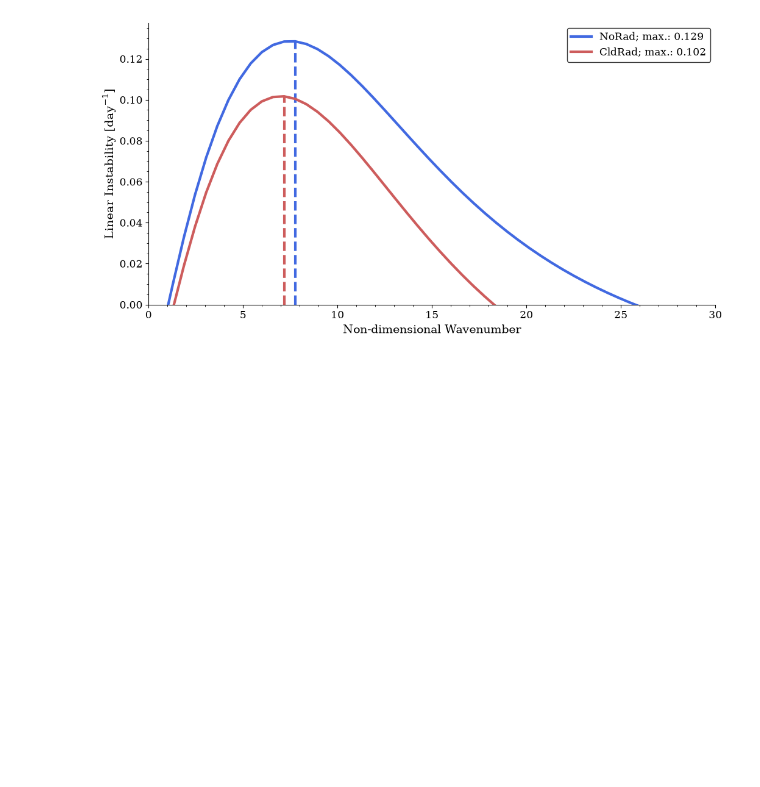
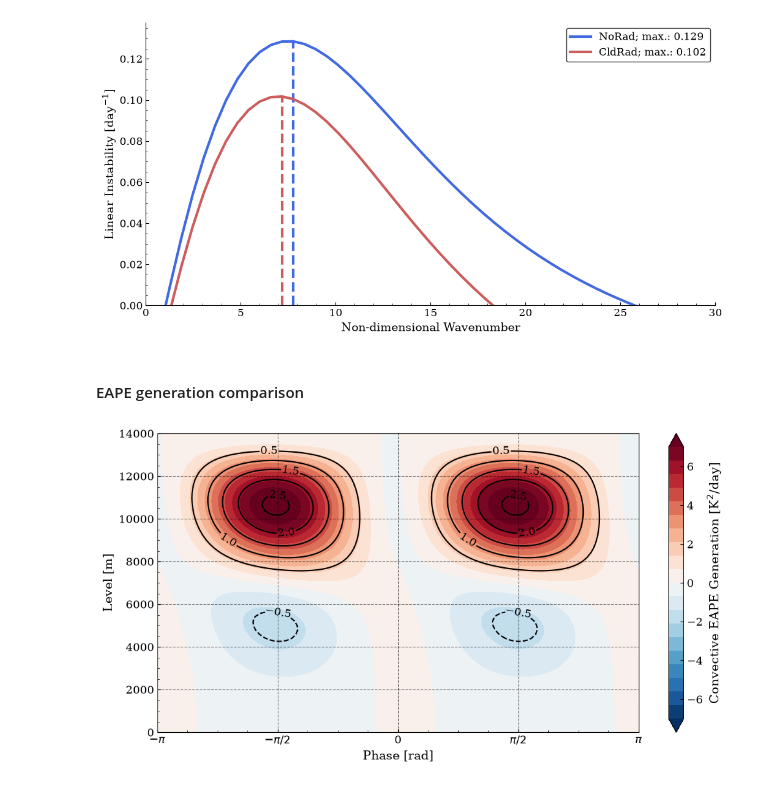
Before and after one commit to JosephKan828/Kuang_v0.3.0_Analysis, a Jupyter notebook: NoRad_CldRad/2026_AOGS.ipynb, the cells around one changed output. Drawn from its saved outputs; the diff is of its cells as text; code cells hidden in the pictures; blank space fills up the shorter version.

```diff
--- a/NoRad_CldRad/2026_AOGS.ipynb
+++ b/NoRad_CldRad/2026_AOGS.ipynb
@@ -43,26 +44,26 @@ with h5py.File(
 # Load composite data
 ## convective heating
 J: dict[str, np.ndarray] = {
-    "NoRad" : np.load(data_dir / "NoRad"  / "J.npy"),
-    "CldRad": np.load(data_dir / "CldRad" / "J.npy"), # shape: (nsample, nz, nx)
+    "NoRad" : np.load(data_dir / "NoRad"  / "J.npy").mean(axis=0),
+    "CldRad": np.load(data_dir / "CldRad" / "J.npy").mean(axis=0), # shape: (nz, nx)
 }
 
 ## vertical motion
 w: dict[str, np.ndarray] = {
-    "NoRad" : np.load(data_dir / "NoRad"  / "w.npy"),
-    "CldRad": np.load(data_dir / "CldRad" / "w.npy"), # shape: (nsample, nz, nx)
+    "NoRad" : np.load(data_dir / "NoRad"  / "w.npy").mean(axis=0),
+    "CldRad": np.load(data_dir / "CldRad" / "w.npy").mean(axis=0), # shape: (nz, nx)
 }
 
 ## convertive EAPE generation
 conv_gen: dict[str, np.ndarray] = {
-    "NoRad" : np.load(data_dir / "NoRad"  / "generation.npy"),
-    "CldRad": np.load(data_dir / "CldRad" / "generation.npy"), # shape: (nsample, nz, nx)
+    "NoRad" : np.load(data_dir / "NoRad"  / "generation.npy").mean(axis=0),
+    "CldRad": np.load(data_dir / "CldRad" / "generation.npy").mean(axis=0), # shape: (nz, nx)
 }
 
 ## temperature
 T: dict[str, np.ndarray] = {
-    "NoRad" : np.load(data_dir / "NoRad"  / "T.npy"),
-    "CldRad": np.load(data_dir / "CldRad" / "T.npy"), # shape: (nsample, nz, nx)
+    "NoRad" : np.load(data_dir / "NoRad"  / "T.npy").mean(axis=0),
+    "CldRad": np.load(data_dir / "CldRad" / "T.npy").mean(axis=0), # shape: (nz, nx)
 }
 # %% [markdown]
 ### Visualization
@@ -75,7 +76,9 @@ plt.rcParams.update({
     "ytick.labelsize": 12,
     "axes.labelsize": 14,
     "axes.titlesize": 16,
-    "legend.fontsize": 12
+    "legend.fontsize": 12,
+    "xtick.direction": "in",
+    "ytick.direction": "in",
 })
 
 
@@ -124,3 +127,48 @@ plt.show()
 plt.close(fig)
 # %% [output]
 [figure]
+# %% [markdown]
+#### EAPE generation comparison
+# %%
+# design horitonal and vertical coordinates
+x_norad : np.ndarray = np.linspace(-np.pi, np.pi, J["NoRad"].shape[1])
+x_cldrad: np.ndarray = np.linspace(-np.pi, np.pi, J["CldRad"].shape[1])
+
+z       : np.ndarray = np.linspace(0, 14000, 71)
+
+# plot
+
+fig, ax = plt.subplots(1, 1, figsize=(12, 6))
+
+no_ctf = ax.contourf(
+    x_norad, z,
+    conv_gen["NoRad"]*1e3,
+    cmap="RdBu_r",
+    levels=np.linspace(-7, 7, 21),
+    extend="both"
+)
+
+cld_ct = ax.contour(
+    x_cldrad, z,
+    conv_gen["CldRad"]*1e3,
+    colors="k",
+    levels=[i for i in np.linspace(-2.5, 2.5, 11) if np.abs(i)>1e-3]
+)
+
+ax.minorticks_on()
+ax.set_xticks(np.linspace(-np.pi, np.pi, 5))
+ax.set_xticklabels([r"$-\pi$", r"$-\pi/2$", r"$0$", r"$\pi/2$", r"$\pi$"])
+
+ax.set_xlabel("Phase [rad]")
+ax.set_ylabel("Level [m]")
+ax.clabel(cld_ct, inline=True, fontsize=12)
+ax.grid(color="k", linestyle="--", alpha=0.5)
+cbar = fig.colorbar(no_ctf, ax=ax)
+cbar.set_ticks(np.linspace(-6, 6, 7))
+cbar.set_label(r"Convective EAPE Generation [K$^2$/day]")
+
+plt.savefig(figr_dir / "conv_gen.png", dpi=500, bbox_inches="tight")
+plt.show()
+plt.close(fig)
+# %% [output]
+[figure, added]
```
Also changed, not shown: parts of 1 cell of this notebook, 2 other files.
